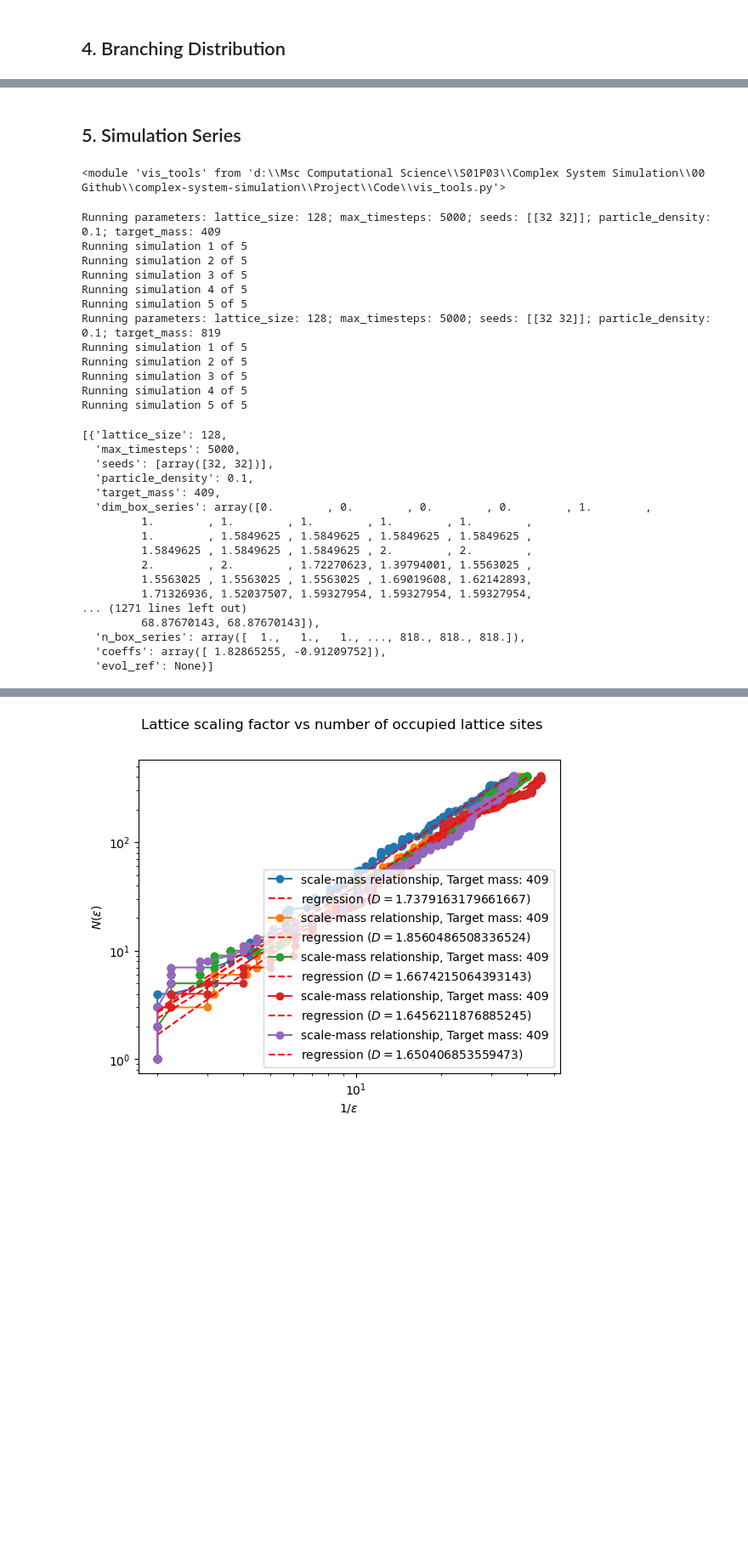
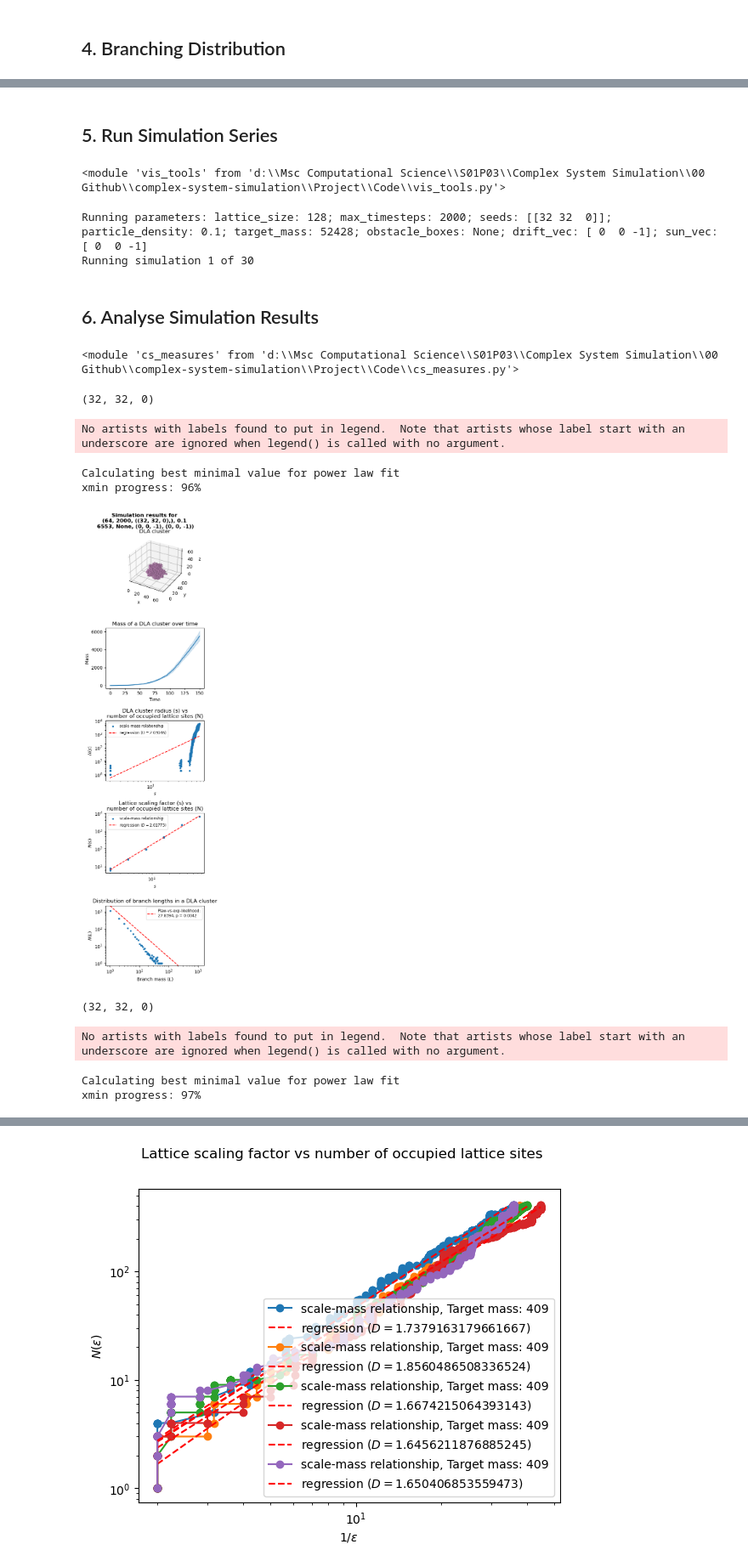
Before and after one commit to mboyan/complex-system-simulation, a Jupyter notebook: Project/Code/ProjectNotebook.ipynb, the cells around one changed output, grey strips where cells are left out. Shown at 85% size. Saved outputs shown, nothing was run; the diff lists cells and outputs as text; code cells hidden in the pictures; blank space fills up the shorter version.

```diff
--- a/Project/Code/ProjectNotebook.ipynb
+++ b/Project/Code/ProjectNotebook.ipynb
@@ -127,5 +122,5 @@ Power-law-over-exponential-likelihood: 105.78582774189165, p = 1.400337351247916
 # %% [markdown]
-## 5. Simulation Series
+## 5. Run Simulation Series
 # %%
 # Reload modules
 reload(dm)
@@ -137,57 +132,32 @@ reload(vt)
 # %%
 # Define environment parameter series
 lattice_size_series = np.array([128])
-max_timesteps_series = np.array([5000])
-seeds_series = np.array([[[32, 32]]])
+max_timesteps_series = np.array([2000])
+seeds_series = np.array([[[32, 32, 0]]])
 particle_density_series = np.array([0.1])
-target_mass_series = np.array([int(0.025 * lattice_size_series[0]**2), int(0.05 * lattice_size_series[0]**2)])
+target_mass_series = np.array([int(0.025 * lattice_size_series[0]**3),
+                               int(0.05 * lattice_size_series[0]**3)])
 obstacle_box_series = np.array([None])
-drift_vec_series = np.array([[-1, 0]])
-sun_vec_series = np.array([[-1, 0]])
+drift_vec_series = np.array([[0, 0, -1]])
+sun_vec_series = np.array([[0, 0, -1]])
 
 # Define fixed simulation parameters
-radius_scale_mode = True
-track_radius = True
-periodic = (False, True)
+fdim_measure = 'both' # fractal dimension, can be None / 'cgrain' / 'radius' / 'both
+calc_branch_distr = True
+calc_mass = True
+periodic = (False, False, False)
 move_moore = False
 aggr_moore = False
 regen_mode = None
 
 # Run simulations
-n_sims = 5
-sim_results, dla_evolutions = ds.analyse_fractal_dimension(n_sims, lattice_size_series, max_timesteps_series, seeds_series, particle_density_series, target_mass_series,
+n_sims = 30
+sim_results, dla_evolutions = ds.analyse_dla_patterns(n_sims, lattice_size_series, max_timesteps_series, seeds_series, particle_density_series, target_mass_series,
                                                            obstacle_box_series=obstacle_box_series, drift_vec_series=drift_vec_series, sun_vec_series=sun_vec_series,
-                                                           radius_scale_mode=radius_scale_mode, n_saved_sims=1, track_radius=track_radius,
-                                                           periodic=periodic, move_moore=move_moore, aggr_moore=aggr_moore, regen_mode=regen_mode)
+                                                           fdim_measure=fdim_measure, calc_branch_distr=calc_branch_distr, calc_mass=calc_mass,
+                                                           n_saved_sims=1, periodic=periodic, move_moore=move_moore, aggr_moore=aggr_moore, regen_mode=regen_mode)
 
 sim_results
 # %% [output]
-Running parameters: lattice_size: 128; max_timesteps: 5000; seeds: [[32 32]]; particle_density: 0.1; target_mass: 409
-Running simulation 1 of 5
-Running simulation 2 of 5
-Running simulation 3 of 5
-Running simulation 4 of 5
-Running simulation 5 of 5
-Running parameters: lattice_size: 128; max_timesteps: 5000; seeds: [[32 32]]; particle_density: 0.1; target_mass: 819
-Running simulation 1 of 5
-Running simulation 2 of 5
-Running simulation 3 of 5
-Running simulation 4 of 5
-Running simulation 5 of 5
+Running parameters: lattice_size: 128; max_timesteps: 2000; seeds: [[32 32  0]]; particle_density: 0.1; target_mass: 52428; obstacle_boxes: None; drift_vec: [ 0  0 -1]; sun_vec: [ 0  0 -1]
+Running simulation 1 of 30
-[{'lattice_size': 128,
-  'max_timesteps': 5000,
-  'seeds': [array([32, 32])],
-  'particle_density': 0.1,
-  'target_mass': 409,
-  'dim_box_series': array([0.        , 0.        , 0.        , 0.        , 1.        ,
-         1.        , 1.        , 1.        , 1.        , 1.        ,
-         1.        , 1.5849625 , 1.5849625 , 1.5849625 , 1.5849625 ,
-         1.5849625 , 1.5849625 , 1.5849625 , 2.        , 2.        ,
-         2.        , 2.        , 1.72270623, 1.39794001, 1.5563025 ,
-         1.5563025 , 1.5563025 , 1.5563025 , 1.69019608, 1.62142893,
-         1.71326936, 1.52037507, 1.59327954, 1.59327954, 1.59327954,
-... (1271 lines left out)
-         68.87670143, 68.87670143]),
-  'n_box_series': array([  1.,   1.,   1., ..., 818., 818., 818.]),
-  'coeffs': array([ 1.82865255, -0.91209752]),
-  'evol_ref': None}]
@@ -193,0 +166,20 @@ Running simulation 5 of 5
+# %% [markdown]
+## 6. Analyse Simulation Results
+# %%
+reload(ds)
+reload(vt)
+reload(cm)
+# %% [output]
+<module 'cs_measures' from 'd:\\Msc Computational Science\\S01P03\\Complex System Simulation\\00 Github\\complex-system-simulation\\Project\\Code\\cs_measures.py'>
+# %%
+ds.analyse_sim_results(sim_results, dla_evolutions=dla_evolutions)
+# %% [output]
+(32, 32, 0)
+No artists with labels found to put in legend.  Note that artists whose label start with an underscore are ignored when legend() is called with no argument.
+Calculating best minimal value for power law fit
+xmin progress: 96%
+[figure, added]
+(32, 32, 0)
+No artists with labels found to put in legend.  Note that artists whose label start with an underscore are ignored when legend() is called with no argument.
+Calculating best minimal value for power law fit
+xmin progress: 97%
```
Also changed, not shown: parts of 8 cells of this notebook, 7 other files.
